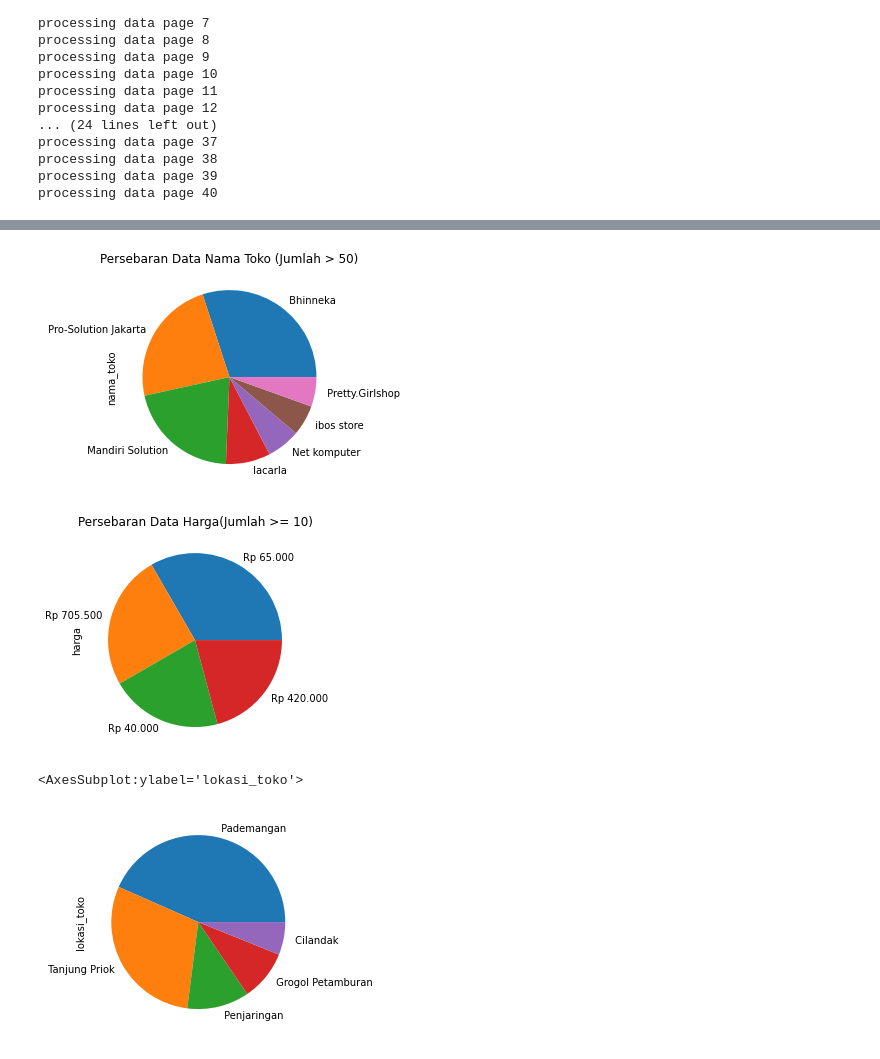
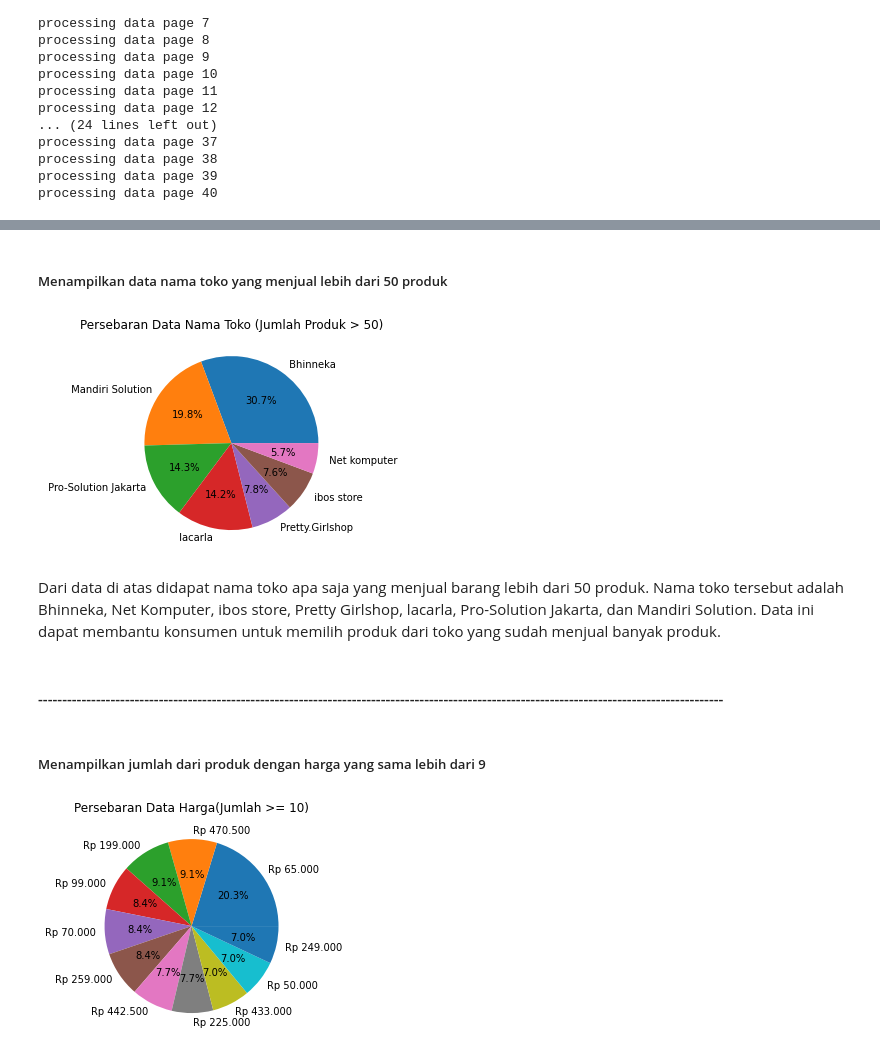
Before and after one commit to wargabasdat/Seleksi-2023-Tugas-1, a Jupyter notebook: Data Scraping/src/bhinneka_scrape.ipynb, the cells around one changed output, grey strips where cells are left out. Drawn from its saved outputs; the diff is of its cells as text; code cells hidden in the pictures.

```diff
--- a/Data Scraping/src/bhinneka_scrape.ipynb
+++ b/Data Scraping/src/bhinneka_scrape.ipynb
@@ -130,4 +154,4 @@ NameError: name 'Data_Laptop_Bhinneka' is not defined
 # %%
-data = pd.read_json('C:\Coding\Python\Lab Basdat\Data_Laptop_Bhinneka.json')
+data = pd.read_json('C:\Coding\Python\Seleksi-2023-Tugas-1\Data Scraping\data\Data_Laptop_Bhinneka.json')
 data
 # %% [output]
@@ -147,23 +171,37 @@ data
+# %% [markdown]
+##### Menampilkan data nama toko yang menjual lebih dari 50 produk
 # %%
 data2 = data["nama_toko"].value_counts()
 data3 = data2[data2 > 50]
-data3.plot(kind="pie")
-plt.title('Persebaran Data Nama Toko (Jumlah > 50)')
+
+# Menghitung persentase tiap bagian
+total_count = data3.sum()
+data3_percent = data3 / total_count * 100
+
+# Membuat diagram pie dengan persentase tiap bagian
+plt.pie(data3_percent, labels=data3_percent.index, autopct='%1.1f%%')
+plt.title('Persebaran Data Nama Toko (Jumlah Produk > 50)')
 plt.show()
 # %% [output]
-[figure, old version]
+[figure, new version]
+# %% [markdown]
+Dari data di atas didapat nama toko apa saja yang menjual barang lebih dari 50 produk.
+Nama toko tersebut adalah Bhinneka, Net Komputer, ibos store, Pretty Girlshop, lacarla, Pro-Solution Jakarta, dan Mandiri Solution.
+Data ini dapat membantu konsumen untuk memilih produk dari toko yang sudah menjual banyak produk.
+# %% [markdown]
+#### ----------------------------------------------------------------------------------------------------------------------------------------------
+# %% [markdown]
+##### Menampilkan jumlah dari produk dengan harga yang sama lebih dari 9
 # %%
 data2 = data["harga"].value_counts()
 data3 = data2[data2 >= 10]
-data3.plot(kind="pie")
+# Menghitung persentase tiap bagian
+total_count = data3.sum()
+data3_percent = data3 / total_count * 100
+
+# Membuat diagram pie dengan persentase tiap bagian
+plt.pie(data3_percent, labels=data3_percent.index, autopct='%1.1f%%')
 plt.title('Persebaran Data Harga(Jumlah >= 10)')
 plt.show()
 # %% [output]
-[figure, old version]
+[figure, new version]
-# %%
-data2 = data["lokasi_toko"].value_counts()
-data3 = data2[data2 > 50]
-data3.plot(kind="pie")
-# %% [output]
-<AxesSubplot:ylabel='lokasi_toko'>
-[figure, removed]
```
Also changed, not shown: parts of 15 cells of this notebook, 22 other files.
